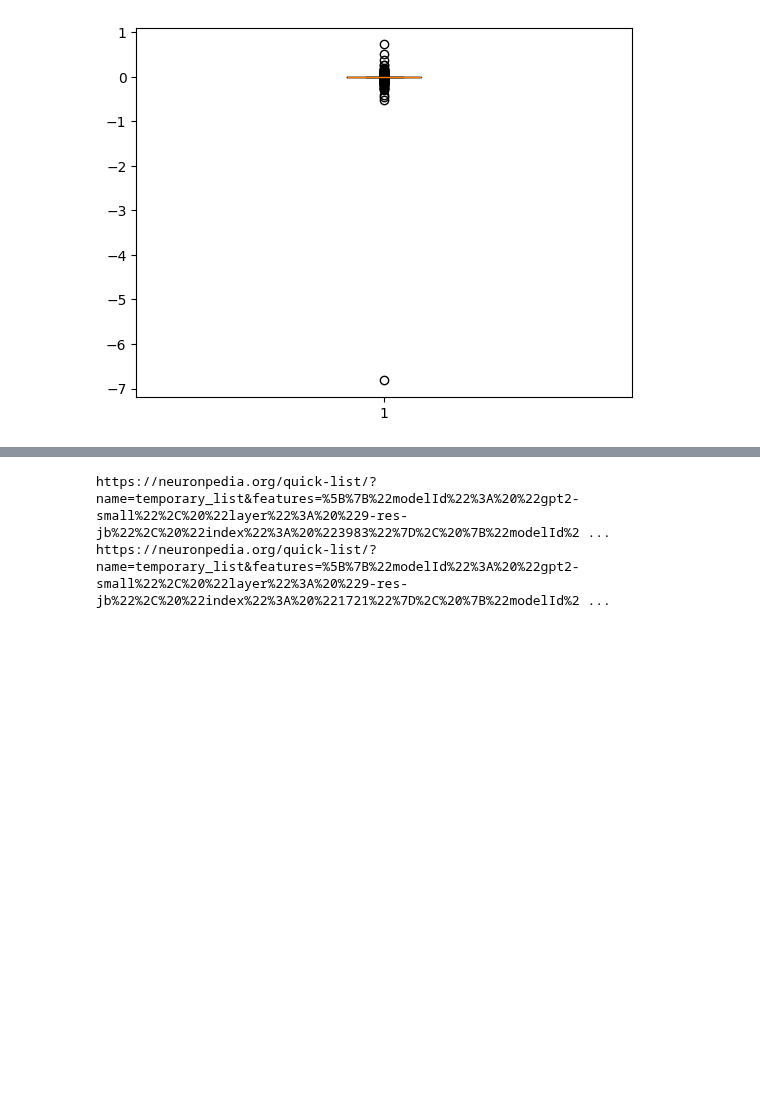
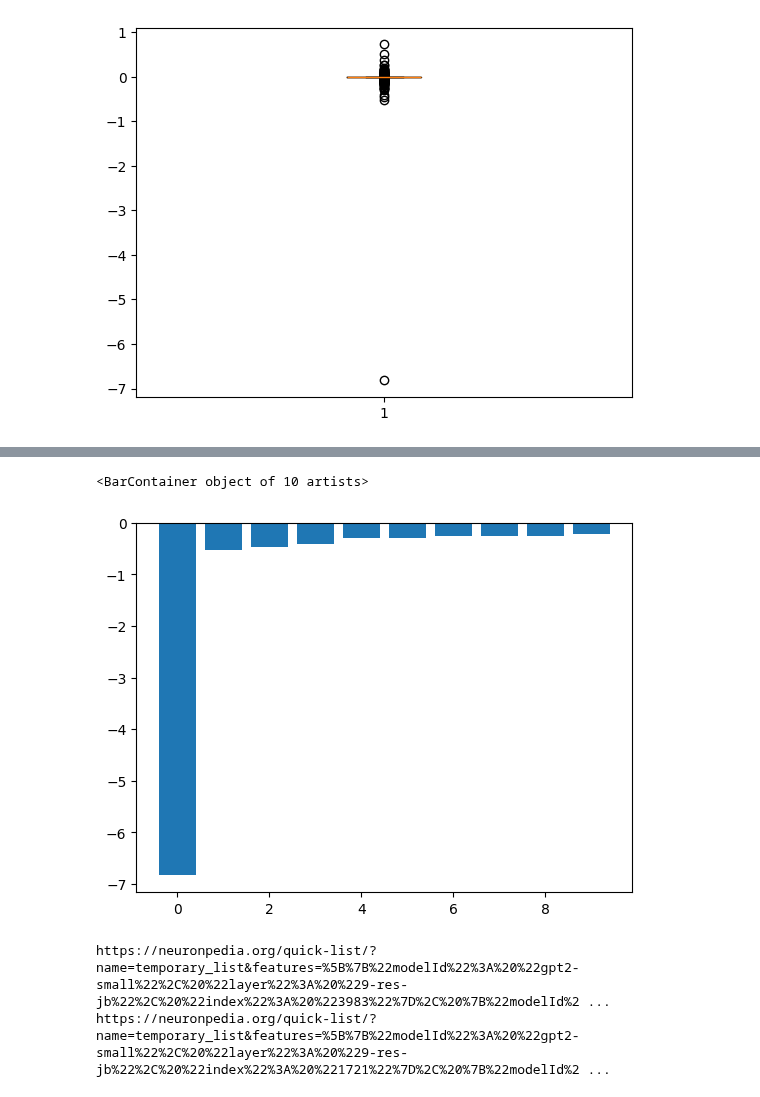
Before and after one commit to dtch1997/feature-lens, a Jupyter notebook: examples/walkthrough.ipynb, the cells around one changed output, grey strips where cells are left out. Cells and saved outputs as stored; diff of their text form; code cells hidden in the pictures; blank space fills up the shorter version.

```diff
--- a/examples/walkthrough.ipynb
+++ b/examples/walkthrough.ipynb
@@ -222,3 +245,9 @@ sae_down_topk, sae_down_botk = get_topk_and_botk_scores_and_features(ablated_del
+# %%
+# Plot bot 10 scores
+plt.bar(range(10), sae_down_botk.scores.detach().cpu().numpy())
+# %% [output]
+<BarContainer object of 10 artists>
+[figure, added]
 # %%
 DOWN_LAYER = 9
 print(get_neuronpedia_url(DOWN_LAYER, sae_down_topk.features))
```
Also changed, not shown: parts of 7 cells of this notebook, 1 other file.
